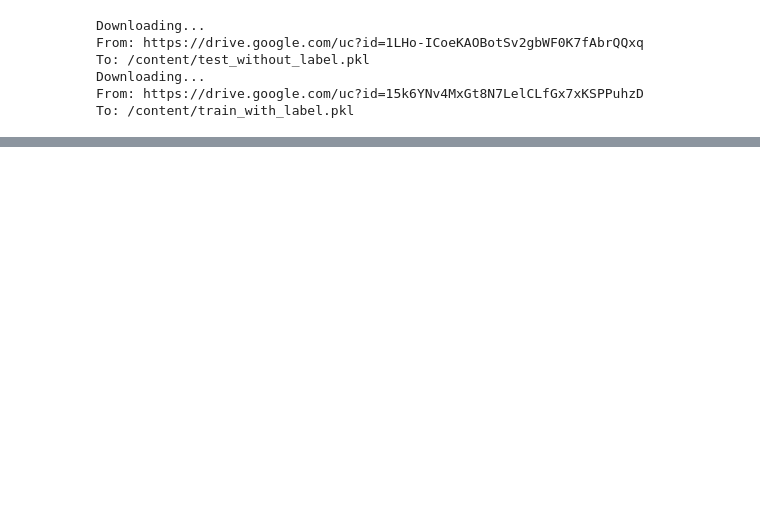
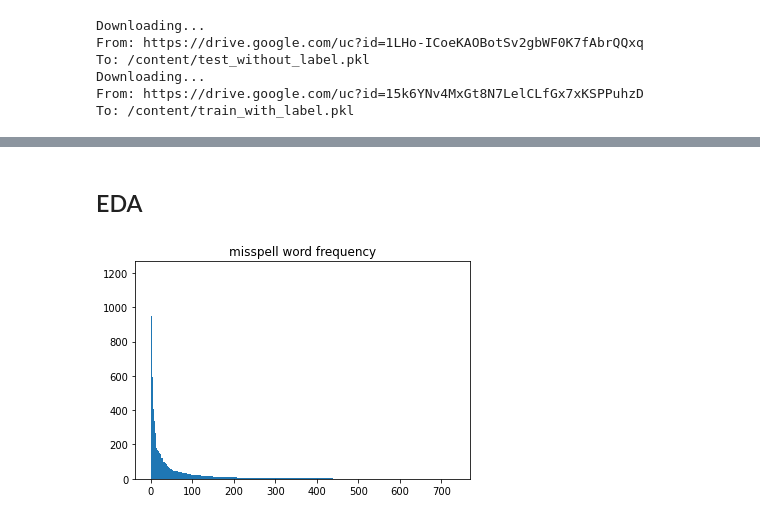
Before and after one commit to flapperz/NLP_2021, a Jupyter notebook: MIDTERM/midterm_q2.ipynb, the cells around one changed output, grey strips where cells are left out. Drawn from its saved outputs; the diff is of its cells as text; code cells hidden in the pictures; blank space fills up the shorter version.

```diff
--- a/MIDTERM/midterm_q2.ipynb
+++ b/MIDTERM/midterm_q2.ipynb
@@ -20,0 +32,2 @@ X_test = pickle.load(open('test_without_label.pkl', 'rb'))
+# %% [markdown]
+## EDA
@@ -20,0 +47,20 @@ X_test = pickle.load(open('test_without_label.pkl', 'rb'))
+# %%
+misspellw = []
+correctw = []
+for x in X_train:
+    sent = x[0]
+
+    for label in x[1]:
+        misspellw += sent[label[0][0]:label[0][1]]
+        correctw += label[1]
+misspellw_set = set(misspellw)
+df_corrw = pd.DataFrame({'word':correctw, 'c':[1]*len(correctw)})
+df_missw = pd.DataFrame({'word':misspellw, 'c':[1]*len(misspellw)})
+# %%
+agg = df_missw.groupby('word').count().sort_values(['c'], ascending=False)
+
+plt.bar(np.arange(len(agg)),agg.c.values,width=1)
+plt.title('misspell word frequency')
+plt.show()
+# %% [output]
+[figure, added]
```
Also changed, not shown: parts of 54 cells of this notebook.
